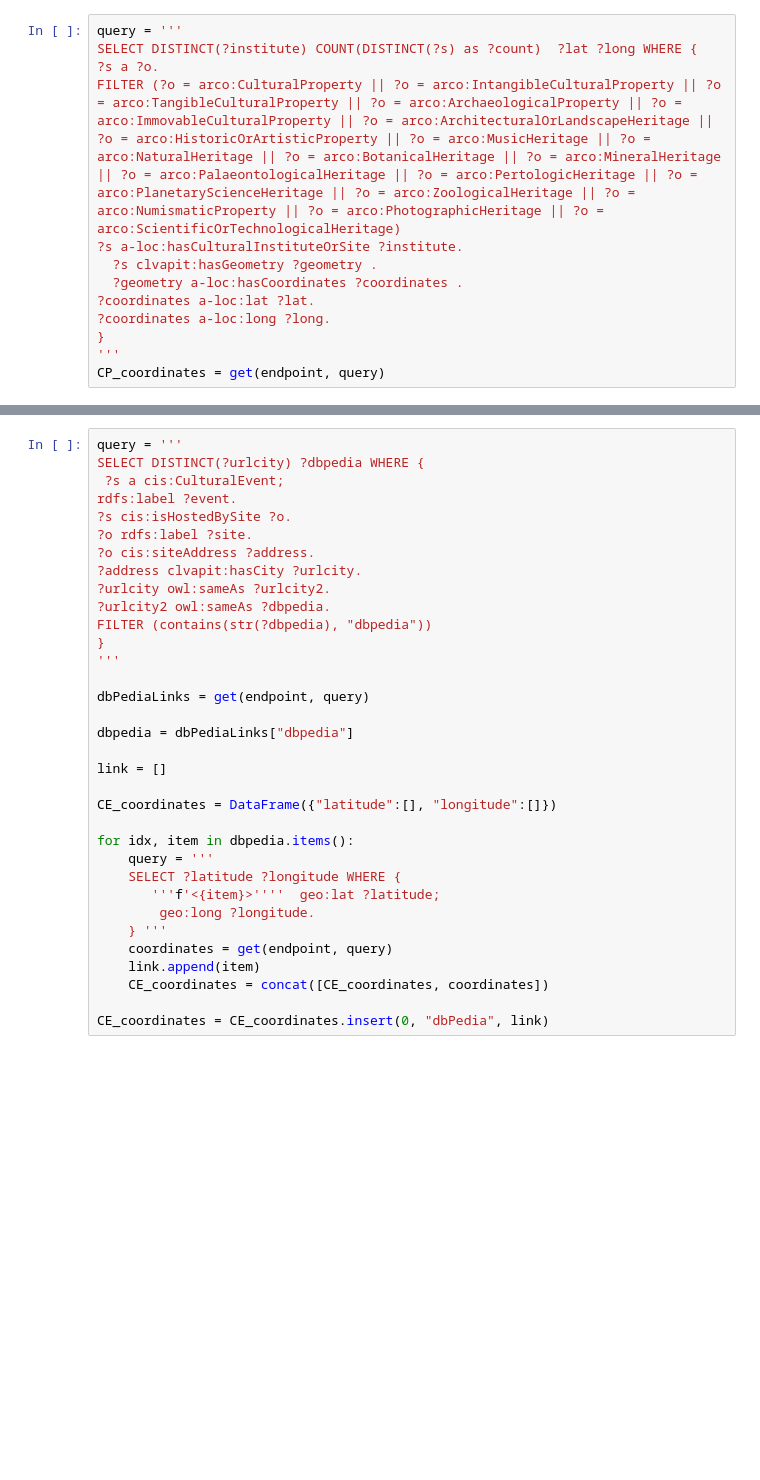
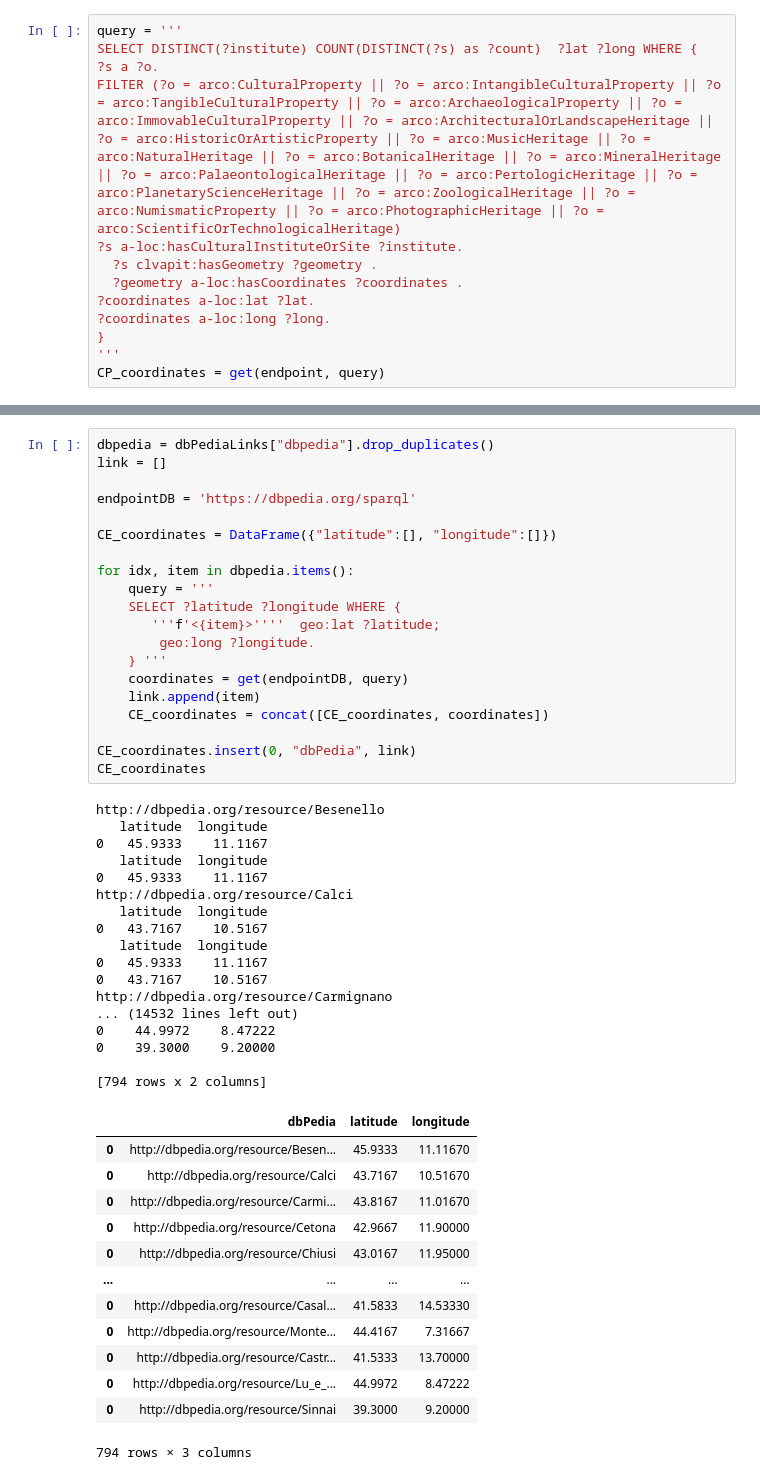
Before and after one commit to Infoviz-ICD/Infoviz-ICD, a Jupyter notebook: Plots/geo-spatial.ipynb, the cells around one changed output, grey strips where cells are left out. Saved outputs shown, nothing was run; the diff lists cells and outputs as text; blank space fills up the shorter version.

```diff
--- a/Plots/geo-spatial.ipynb
+++ b/Plots/geo-spatial.ipynb
@@ -27,34 +59,51 @@ CP_coordinates = get(endpoint, query)
 # %%
-query = '''
-SELECT DISTINCT(?urlcity) ?dbpedia WHERE {
- ?s a cis:CulturalEvent;
-rdfs:label ?event.
-?s cis:isHostedBySite ?o.
-?o rdfs:label ?site.
-?o cis:siteAddress ?address.
-?address clvapit:hasCity ?urlcity.
-?urlcity owl:sameAs ?urlcity2.
-?urlcity2 owl:sameAs ?dbpedia.
-FILTER (contains(str(?dbpedia), "dbpedia"))
-}
-'''
+dbpedia = dbPediaLinks["dbpedia"].drop_duplicates()
+link = []
 
-dbPediaLinks = get(endpoint, query)
-
-dbpedia = dbPediaLinks["dbpedia"]
-
-link = []
+endpointDB = 'https://dbpedia.org/sparql'
 
 CE_coordinates = DataFrame({"latitude":[], "longitude":[]})
 
 for idx, item in dbpedia.items():
     query = '''
     SELECT ?latitude ?longitude WHERE {
        '''f'<{item}>''''  geo:lat ?latitude;
         geo:long ?longitude.
     } '''
-    coordinates = get(endpoint, query)
+    coordinates = get(endpointDB, query)
     link.append(item)
     CE_coordinates = concat([CE_coordinates, coordinates])
 
-CE_coordinates = CE_coordinates.insert(0, "dbPedia", link)
+CE_coordinates.insert(0, "dbPedia", link)
+CE_coordinates
+# %% [output]
+http://dbpedia.org/resource/Besenello
+   latitude  longitude
+0   45.9333    11.1167
+   latitude  longitude
+0   45.9333    11.1167
+http://dbpedia.org/resource/Calci
+   latitude  longitude
+0   43.7167    10.5167
+   latitude  longitude
+0   45.9333    11.1167
+0   43.7167    10.5167
+http://dbpedia.org/resource/Carmignano
+... (14532 lines left out)
+0    44.9972    8.47222
+0    39.3000    9.20000
+
+[794 rows x 2 columns]
+|  | dbPedia | latitude | longitude |
+| 0 | http://dbpedia.org/resource/Besen... | 45.9333 | 11.11670 |
+| 0 | http://dbpedia.org/resource/Calci | 43.7167 | 10.51670 |
+| 0 | http://dbpedia.org/resource/Carmi... | 43.8167 | 11.01670 |
+| 0 | http://dbpedia.org/resource/Cetona | 42.9667 | 11.90000 |
+| 0 | http://dbpedia.org/resource/Chiusi | 43.0167 | 11.95000 |
+| ... | ... | ... | ... |
+| 0 | http://dbpedia.org/resource/Casal... | 41.5833 | 14.53330 |
+| 0 | http://dbpedia.org/resource/Monte... | 44.4167 | 7.31667 |
+| 0 | http://dbpedia.org/resource/Castr... | 41.5333 | 13.70000 |
+| 0 | http://dbpedia.org/resource/Lu_e_... | 44.9972 | 8.47222 |
+| 0 | http://dbpedia.org/resource/Sinnai | 39.3000 | 9.20000 |
+794 rows × 3 columns
```
Also changed, not shown: parts of 6 cells of this notebook.
